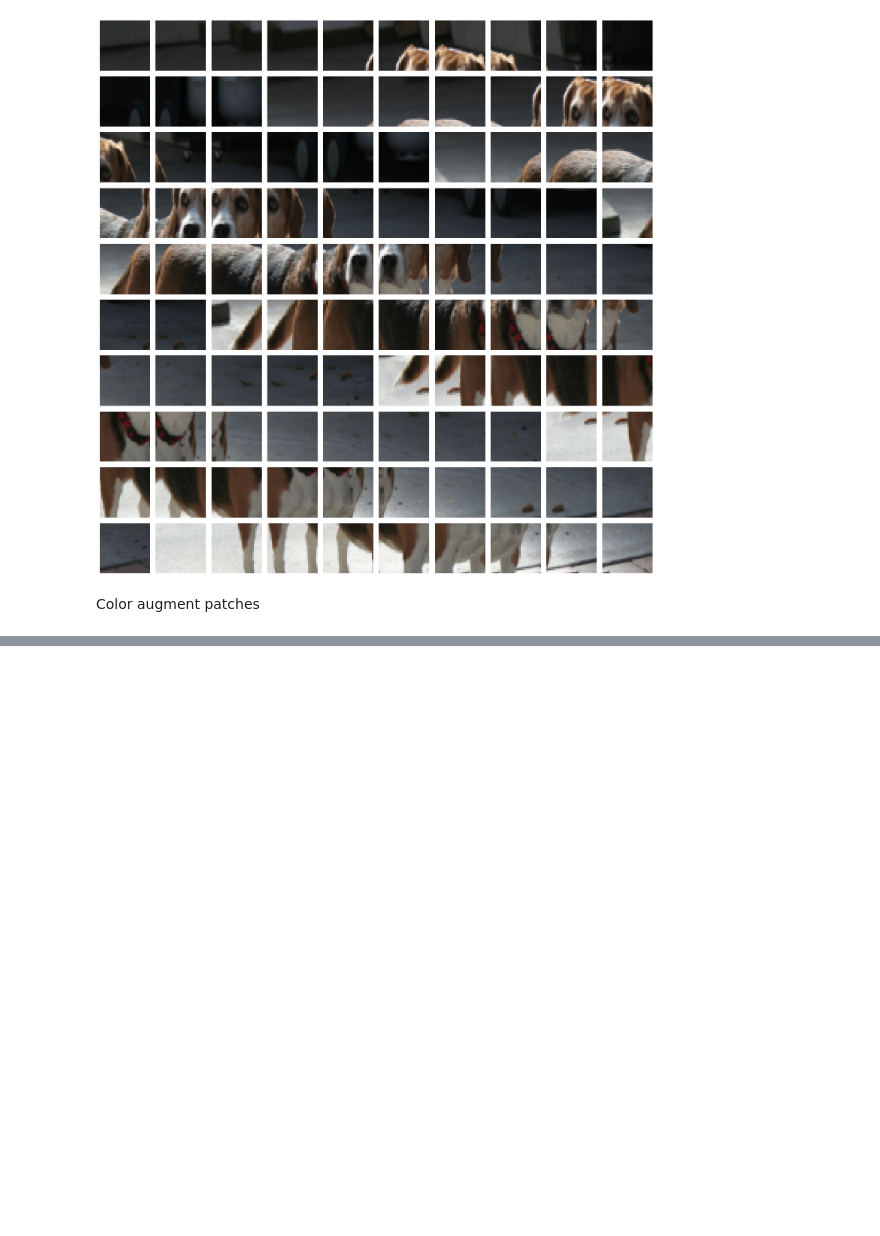
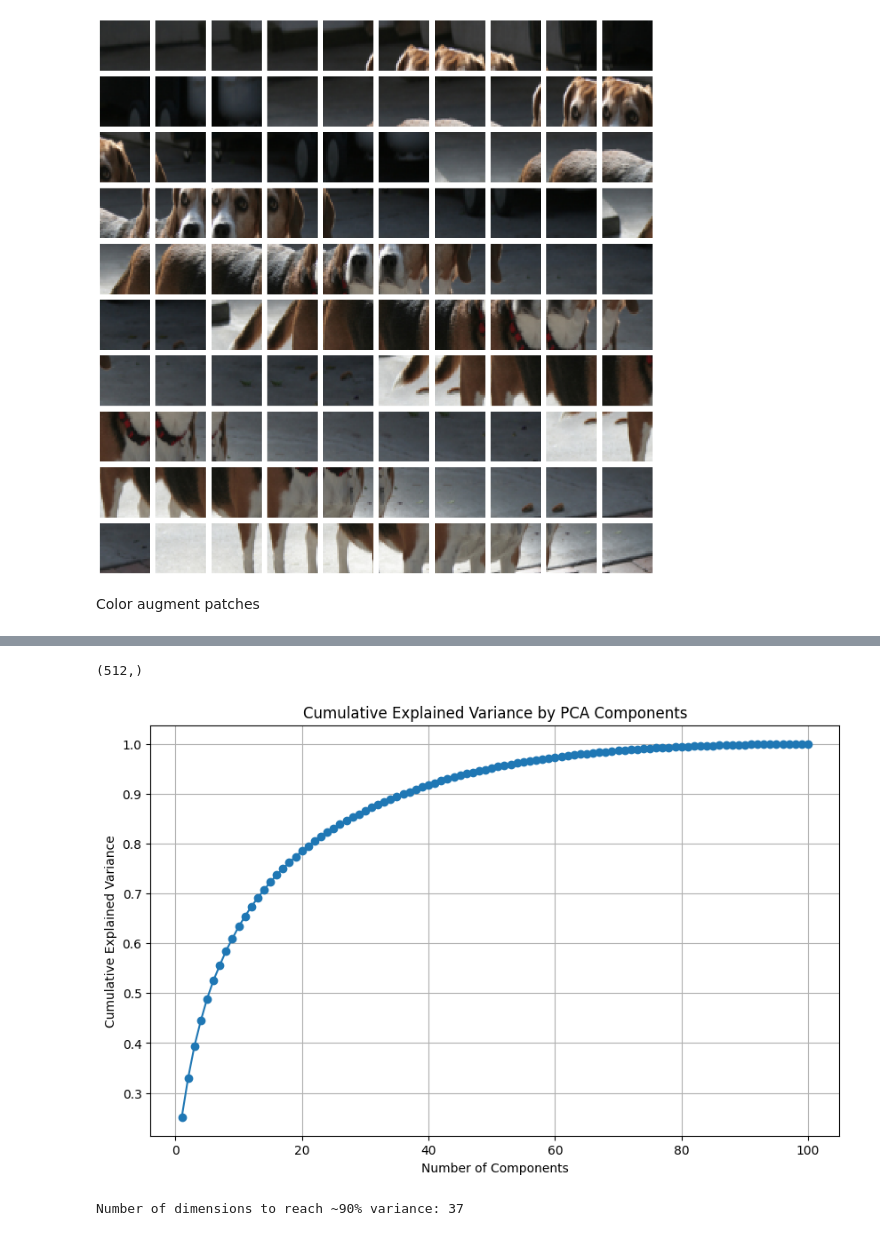
Before and after one commit to snaderi2000/yc_project_1, a Jupyter notebook: exploration.ipynb, the cells around one changed output, grey strips where cells are left out. Saved outputs shown, nothing was run; the diff lists cells and outputs as text; code cells hidden in the pictures; blank space fills up the shorter version.

```diff
--- a/exploration.ipynb
+++ b/exploration.ipynb
@@ -208,0 +271,4 @@ Embedding and position: (array([5.18774316e-02, 0.00000000e+00, 3.30957095e-03,
+# %%
+patch_dict[1]["embedding"].shape
+# %% [output]
+(512,)
@@ -208,0 +277,23 @@ Embedding and position: (array([5.18774316e-02, 0.00000000e+00, 3.30957095e-03,
+# %%
+# Set n_components to the maximum possible value based on sample size
+pca = PCA(n_components=100)  # Limited to 100 due to the number of samples
+pca.fit(all_embeddings)
+
+# Calculate cumulative explained variance
+cumulative_explained_variance = np.cumsum(pca.explained_variance_ratio_)
+
+# Plot cumulative explained variance
+plt.figure(figsize=(10, 6))
+plt.plot(range(1, len(cumulative_explained_variance) + 1), cumulative_explained_variance, marker='o')
+plt.xlabel('Number of Components')
+plt.ylabel('Cumulative Explained Variance')
+plt.title('Cumulative Explained Variance by PCA Components')
+plt.grid()
+plt.show()
+
+# Find the number of dimensions that gets to ~90% variance
+optimal_dim = np.argmax(cumulative_explained_variance >= 0.90) + 1
+print(f"Number of dimensions to reach ~90% variance: {optimal_dim}")
+# %% [output]
+[figure, added]
+Number of dimensions to reach ~90% variance: 37
```
Also changed, not shown: parts of 14 cells of this notebook.
